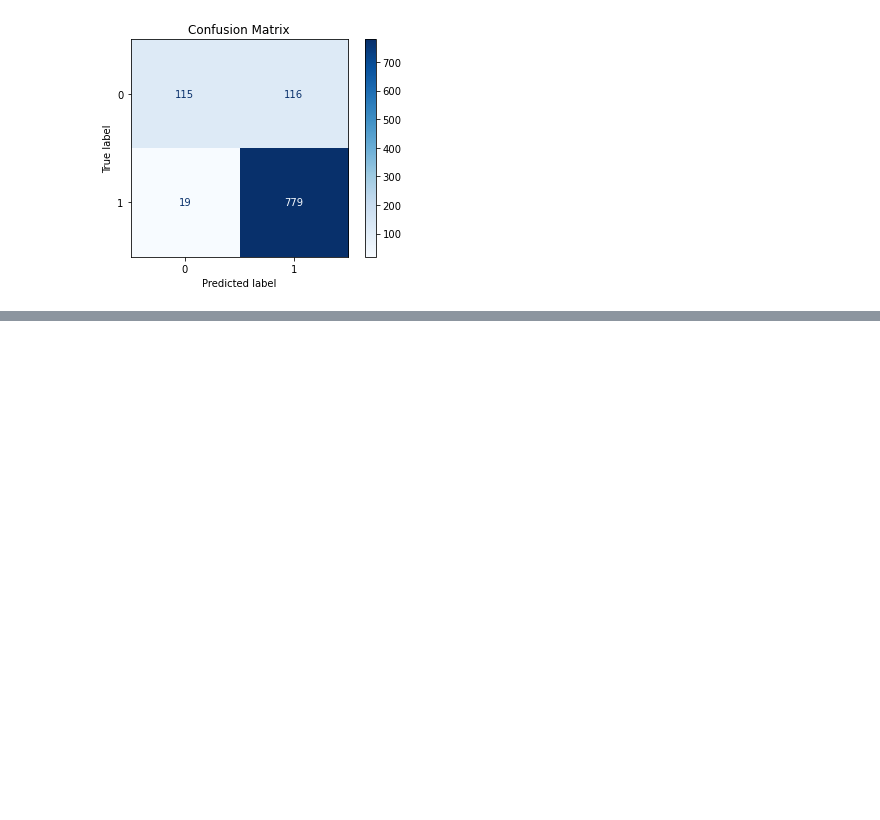
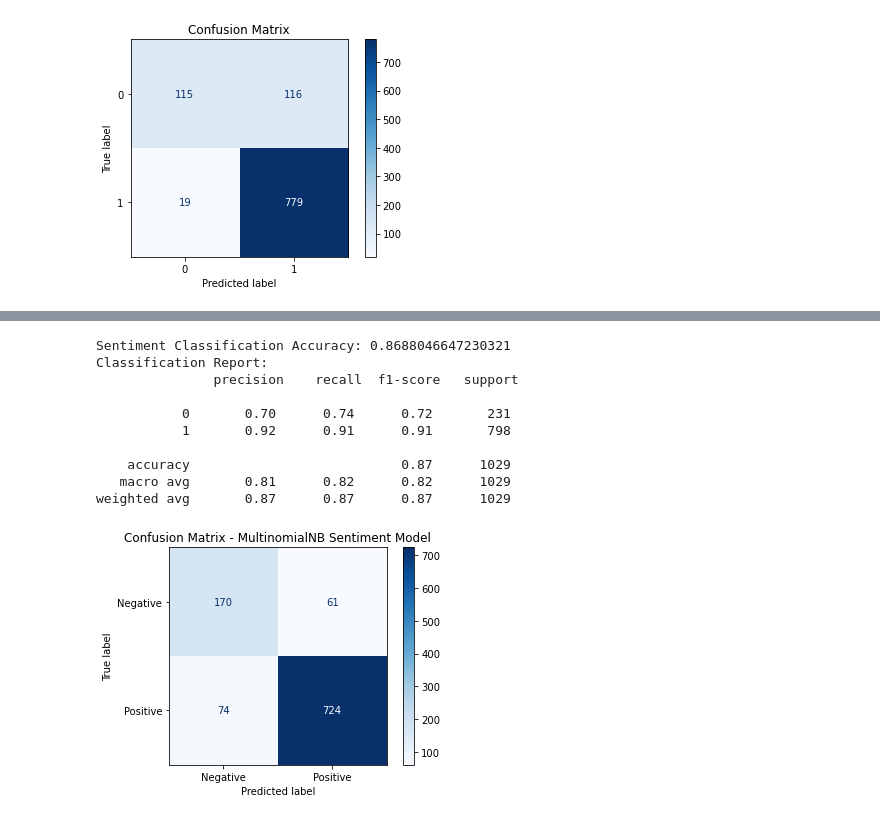
Before and after one commit to jaredlil/project-4-twitter-sentiment, a Jupyter notebook: project-4-twitter-sentiment.ipynb, the cells around one changed output, grey strips where cells are left out. Cells and saved outputs as stored; diff of their text form; code cells hidden in the pictures; blank space fills up the shorter version.

```diff
--- a/project-4-twitter-sentiment.ipynb
+++ b/project-4-twitter-sentiment.ipynb
@@ -695,0 +737,37 @@ We have 98 recall for positive predicted labels but only a 50 for recall which i
+# %%
+#Initialize model
+model_MB = MultinomialNB()
+# Train model using resampled data
+model_MB.fit(X_resampled, y_resampled)
+
+y_pred_mb = model_MB.predict(X_test)
+# Evaluate Model Performance
+mb_accuracy = accuracy_score(y_test, y_pred_mb)
+mb_classification_report = classification_report(y_test, y_pred_mb, output_dict=True)
+
+# Evaluate Model Performance
+print("Sentiment Classification Accuracy:", accuracy_score(y_test, y_pred_mb))
+print("Classification Report:\n", classification_report(y_test, y_pred_mb))
+# Convert classification report to DataFrame for display
+mb_classification_df = pd.DataFrame(mb_classification_report).transpose()
+
+# Confusion Matrix
+cm_mb = confusion_matrix(y_test, y_pred_mb)
+disp_mb = ConfusionMatrixDisplay(confusion_matrix=cm_mb, display_labels=['Negative', 'Positive'])
+
+# Plot confusion matrix
+disp_mb.plot(cmap='Blues')
+plt.title("Confusion Matrix - MultinomialNB Sentiment Model")
+plt.show()
+# %% [output]
+Sentiment Classification Accuracy: 0.8688046647230321
+Classification Report:
+               precision    recall  f1-score   support
+
+           0       0.70      0.74      0.72       231
+           1       0.92      0.91      0.91       798
+
+    accuracy                           0.87      1029
+   macro avg       0.81      0.82      0.82      1029
+weighted avg       0.87      0.87      0.87      1029
+[figure, added]
```
Also changed, not shown: parts of 9 cells of this notebook, 1 other file.
